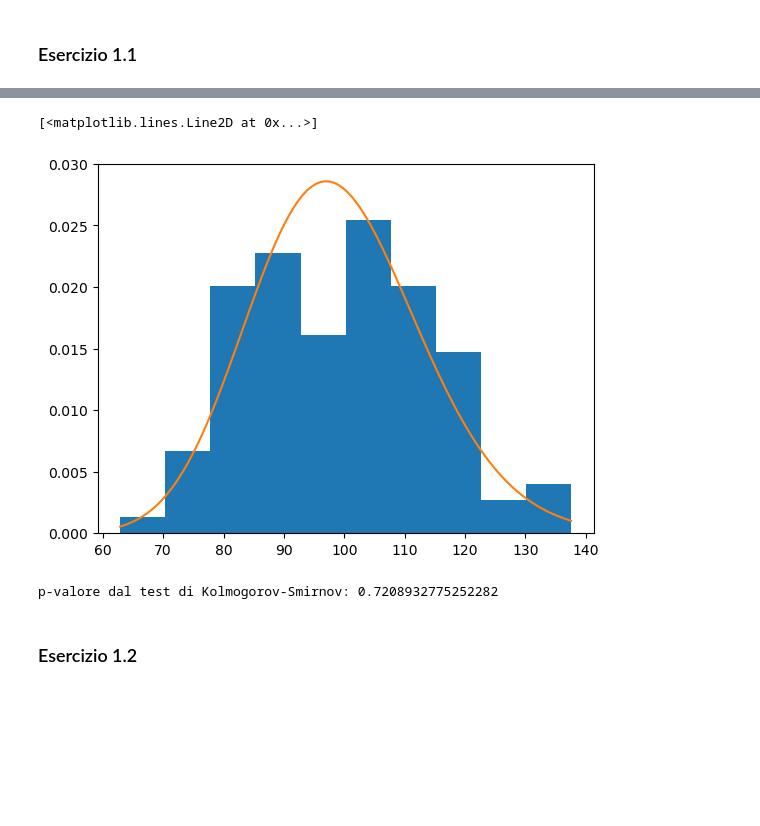
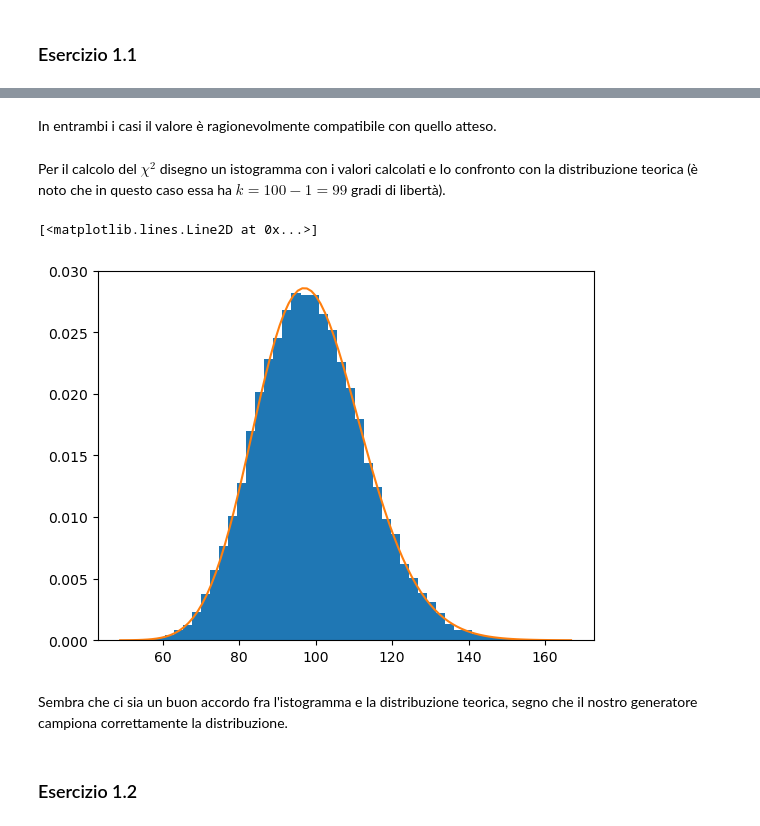
Before and after one commit to eliasteve/labsimnumerica, a Jupyter notebook: LSN_01/LSN_01.ipynb, the cells around one changed output, grey strips where cells are left out. Cells and saved outputs as stored; diff of their text form; code cells hidden in the pictures; blank space fills up the shorter version.

```diff
--- a/LSN_01/LSN_01.ipynb
+++ b/LSN_01/LSN_01.ipynb
@@ -42,3 +50,7 @@ plt.grid()
+# %% [markdown]
+In entrambi i casi il valore è ragionevolmente compatibile con quello atteso.
+# %% [markdown]
+Per il calcolo del $\chi^2$ disegno un istogramma con i valori calcolati e lo confronto con la distribuzione teorica (è noto che in questo caso essa ha $k=100-1=99$ gradi di libertà).
 # %%
 chi2s = []
 with open("lsn1.1_chi2s.dat", "r") as f:
@@ -46,16 +58,13 @@ with open("lsn1.1_chi2s.dat", "r") as f:
         chi2s.append(float(line))
 # %%
 k = 99 #Gradi di libertà = numero di suddivisioni -1
-__, bins, __ = plt.hist(chi2s, density=True)
+__, bins, __ = plt.hist(chi2s, density=True, bins=50)
 ys = np.linspace(bins[0], bins[-1], 100)
 plt.plot(ys, sp.stats.chi2.pdf(ys, df=k))
 # %% [output]
 [<matplotlib.lines.Line2D at 0x...>]
-[figure, old version]
+[figure, new version]
-# %%
-test_res = sp.stats.kstest(chi2s, sp.stats.chi2.cdf, args=(k,))
-print("p-valore dal test di Kolmogorov-Smirnov:", test_res.pvalue)
-# %% [output]
-p-valore dal test di Kolmogorov-Smirnov: 0.7208932775252282
+# %% [markdown]
+Sembra che ci sia un buon accordo fra l'istogramma e la distribuzione teorica, segno che il nostro generatore campiona correttamente la distribuzione.
 # %% [markdown]
 ### Esercizio 1.2
```
Also changed, not shown: parts of 23 cells of this notebook, 2 other files.
